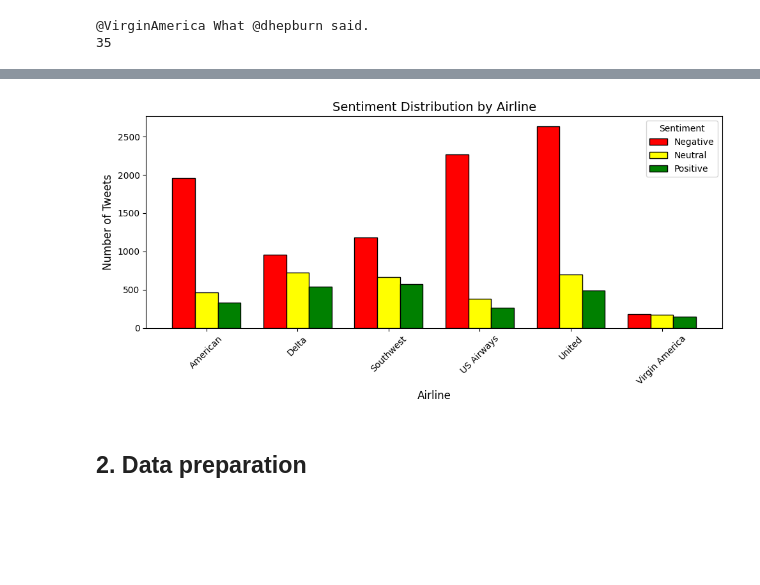
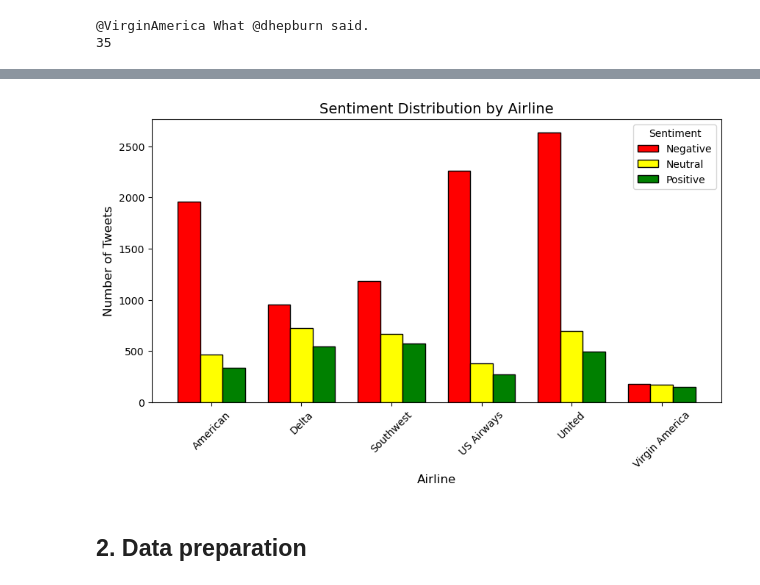
Before and after one commit to CoenHiddink2001/DLNLP_Group8, a Jupyter notebook: NLP assignment.ipynb, the cells around one changed output, grey strips where cells are left out. Cells and saved outputs as stored; diff of their text form; code cells hidden in the pictures; blank space fills up the shorter version.

```diff
--- a/NLP assignment.ipynb
+++ b/NLP assignment.ipynb
@@ -246,31 +245,30 @@ plt.savefig('plots/airline_class_balance.png')
 # %%
 # Class balance per airline
 # Group airline with sentiment
 sentiment_data = data.groupby(['airline', 'airline_sentiment']).size().unstack(fill_value=0)
 
 # Figure settings
 plt.figure(figsize=(10, 5))
 airlines = sentiment_data.index
 x = np.arange(len(airlines))  # The label locations
 width = 0.25
 
 # Plot sentiment group with colors
 plt.bar(x - width, sentiment_data['negative'], width, label='Negative', color='red', edgecolor='black')
 plt.bar(x, sentiment_data['neutral'], width, label='Neutral', color='yellow', edgecolor='black')
 plt.bar(x + width, sentiment_data['positive'], width, label='Positive', color='green', edgecolor='black')
 
 # Figure Layout
 plt.title('Sentiment Distribution by Airline', fontsize=14)
 plt.xlabel('Airline', fontsize=12)
 plt.ylabel('Number of Tweets', fontsize=12)
 plt.xticks(x, airlines, rotation=45) # Set airline names as x-axis labels
 plt.legend(title='Sentiment')
-plt.tight_layout()
 
 # Save
 plt.savefig('plots/sentiment_per_airline.png')
 # %% [output]
-[figure, old version]
+[figure, new version]
 # %% [markdown]
 ## 2. Data preparation
 # %% [markdown]
```
Also changed, not shown: parts of 14 cells of this notebook, 1 other file.
